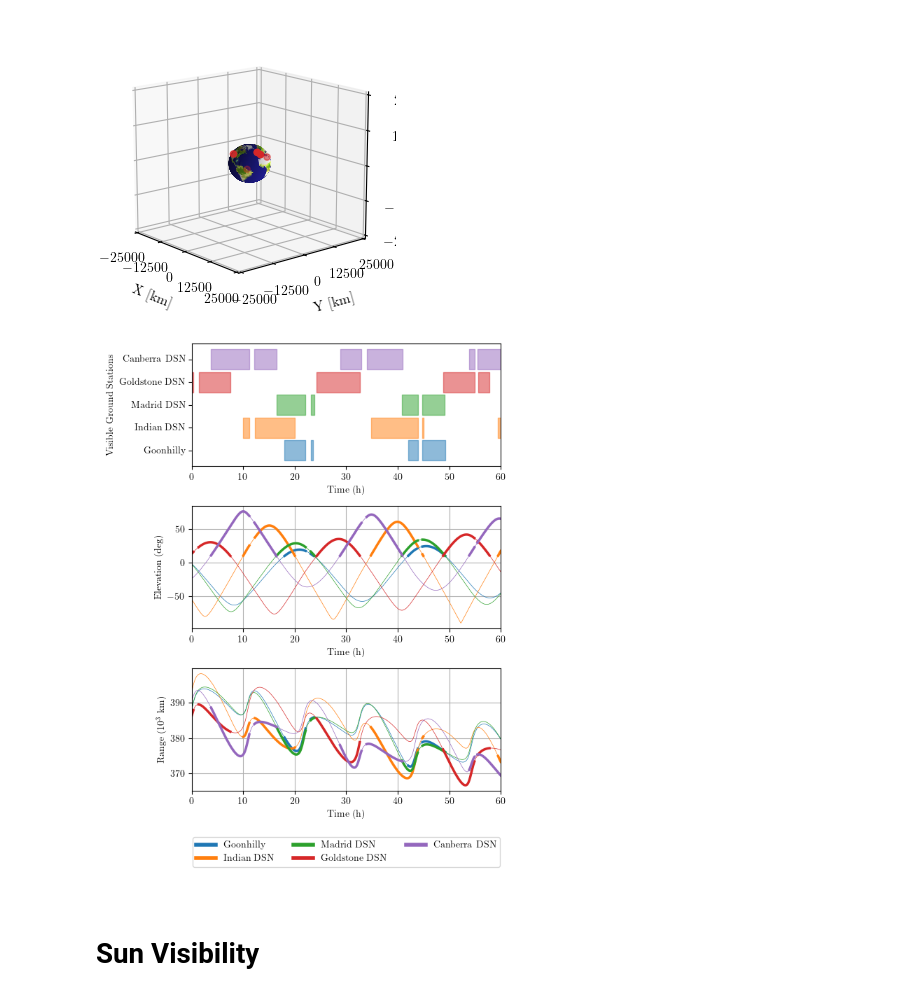
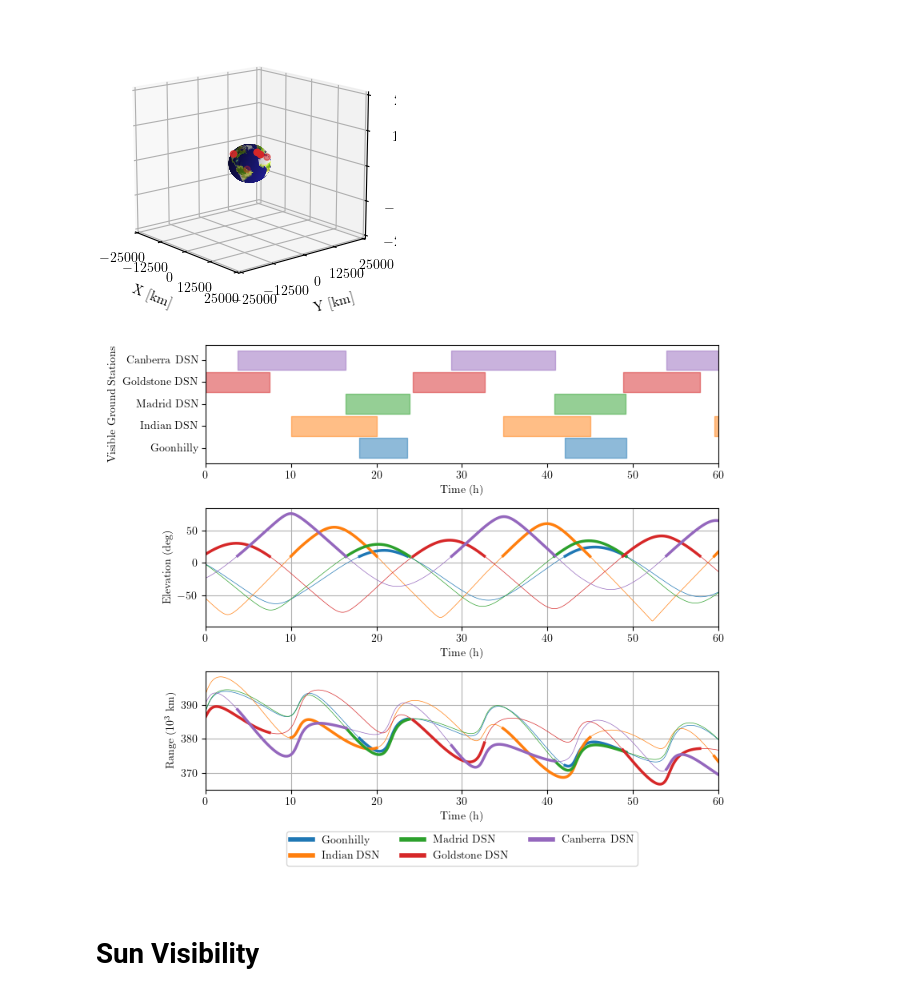
Before and after one commit to Stanford-NavLab/LuPNT, a Jupyter notebook: examples/projects/pnt-scheduling/example_pnt_scheduling.ipynb, the cells around one changed output. Cells and saved outputs as stored; diff of their text form; code cells hidden in the pictures.

```diff
--- a/examples/projects/pnt-scheduling/example_pnt_scheduling.ipynb
+++ b/examples/projects/pnt-scheduling/example_pnt_scheduling.ipynb
@@ -268,22 +266,22 @@ min_elevevation = np.maximum(min_elev, max_elevation - np.deg2rad(10))
 print("Max elevation (geometry)   ", np.rad2deg(max_elevation).round(0))
 print("Min elevation (requirement)", np.rad2deg(min_elevevation).round(0))
 
-visible = np.greater_equal(az_el_rho[:, :, 1], min_elevevation[:, None])
-print(visible.shape)
+user_visible = np.greater_equal(az_el_rho[:, :, 1], min_elevevation[:, None])
+print(user_visible.shape)
 # %% [output]
 Max elevation (geometry)    [37. 51. 15. 11. 62. 32. 43. 22. 60. 49.]
 Min elevation (requirement) [27. 41. 10. 10. 52. 22. 33. 12. 50. 39.]
 (10, 720)
 # %%
 # Elevation and range over time
-plt.figure(figsize=(6, 4))
+plt.figure(figsize=(8, 4))
 x = tspan / pnt.SECS_PER_HOUR
 x_lim = (0, tspan[-1] / pnt.SECS_PER_HOUR)
 
 plt.subplot(211)
 el = np.rad2deg(az_el_rho[:, :, 1].copy())
 plt.plot(x, el.T, label="Elevation", lw=0.5)
-el[~visible] = np.nan
+el[~user_visible] = np.nan
 plt.plot(x, el.T, lw=1.5)
 plt.xlabel("Time (h)")
 plt.ylabel("Elevation (deg)")
@@ -292,7 +290,7 @@ plt.grid()
 plt.subplot(212)
 rho = az_el_rho[:, :, 2].copy()
 plt.plot(x, rho.T, label="Range", lw=0.5)
-rho[~visible] = np.nan
+rho[~user_visible] = np.nan
 plt.plot(x, rho.T, lw=1.5)
 plt.xlabel("Time (h)")
 plt.ylabel("Range (km)")
@@ -305,13 +302,0 @@ plt.show()
-# %%
-# Start and end of visibility
-sat_opportunities = []
-for i in range(N_loc):
-    tmp = np.concatenate([[False], visible[i, :], [False]])
-    start = np.where(np.logical_and(~tmp[:-1], tmp[1:]))[0]
-    end = np.where(np.logical_and(tmp[:-1], ~tmp[1:]))[0]
-    for s, e in zip(start, end):
-        assert e - s > 0
-        sat_opportunities.append((i, s, e))
-sat_opportunities = np.array(sat_opportunities)
-
-print(sat_opportunities)
@@ -400,11 +359,11 @@ plt.show()
 [figure]
 # %%
 # Earth and moon occultation
-bodies = [pnt.EARTH, pnt.MOON]
-radii = np.array([pnt.R_EARTH, pnt.R_MOON])
-idxs_occult = np.zeros((N_gs, N_t, 2), dtype=bool)
+bodies = [pnt.EARTH]
+radii = pnt.R_EARTH
+idxs_occult = np.zeros((N_gs, N_t), dtype=bool)
 for i_gs in range(N_gs):
-    idxs_occult[i_gs, :, :] = np.less_equal(
+    idxs_occult[i_gs, :] = np.less_equal(
         pnt.compute_occultation(
             epoch_0 + tspan,
             rv_earth_gs_mi[i_gs, :, 0:3],
@@ -414,7 +373,7 @@ for i_gs in range(N_gs):
             bodies,
         ),
         radii * (1 - 1e-6),
-    )
+    ).flatten()
 
 # Elevation and range over time
 az_el_rho_gs = np.zeros((N_gs, N_t, 3))
@@ -427,19 +386,20 @@ for i_gs in range(N_gs):
     idxs_elev[i_gs, :] = np.greater_equal(az_el_rho_gs[i_gs, :, 1], min_elev)
 
 # Visibility
-idxs_visible = ~idxs_occult.any(axis=2) & idxs_elev
+idxs_visible = ~idxs_occult & idxs_elev
+min_duration = int(10 * pnt.SECS_PER_MINUTE / Dt)
 # %%
 # Plot visibility, elevation, and range
-plt.figure(figsize=(6, 8))
+plt.figure(figsize=(8, 7))
 x = tspan / pnt.SECS_PER_HOUR
 
 # Plot visibility
 plt.subplot(311)
 for i_gs in range(N_gs):
-    tmp = np.concatenate([[False], idxs_visible[i_gs], [False]])
-    tstarts = np.where(np.logical_and(~tmp[:-1], tmp[1:]))[0]
-    tends = np.where(np.logical_and(tmp[:-1], ~tmp[1:]))[0]
+    tstarts, tends = utils.get_start_and_end_indexes(idxs_visible[i_gs])
     for ts, te in zip(tstarts, tends):
+        if te - ts < min_duration:
+            print(f"{gs_names[i_gs]} visible from {ts} to {te}")
         plt.fill_between(
             x[ts:te], i_gs - 0.45, i_gs + 0.45, color=pnt.plots.COLORS[i_gs], alpha=0.5
         )
@@ -461,34 +421,34 @@ plt.xlabel("Time (h)")
 plt.ylabel("Elevation (deg)")
 plt.xlim(x_lim)
 plt.grid()
 
 # Plot range
 plt.subplot(313)
 for i_gs in range(N_gs):
     rho = az_el_rho_gs[i_gs, :, 2].copy() / 1e3
     plt.plot(x, rho, label=gs_names[i_gs], lw=0.5, color=pnt.plots.COLORS[i_gs])
     rho[~idxs_visible[i_gs]] = np.nan
     plt.plot(x, rho, lw=2.5, color=pnt.plots.COLORS[i_gs])
 plt.xlabel("Time (h)")
 plt.ylabel("Range ($10^3$ km)")
 plt.xlim(x_lim)
 plt.grid()
 
 # Legend
 legend_lines = [
     plt.Line2D([0], [0], color=pnt.plots.COLORS[i], lw=4, label=gs_names[i])
     for i in range(N_gs)
 ]
 plt.legend(
     handles=legend_lines,
     loc="center",
     ncol=N_gs // 2 + 1,
     bbox_to_anchor=(0.5, -0.5),
 )
 plt.tight_layout()
 plt.show()
 # %% [output]
-[figure, old version]
+[figure, new version]
 # %% [markdown]
 # Sun Visibility
 # %%
```
Also changed, not shown: parts of 16 cells of this notebook, 3 other files.
